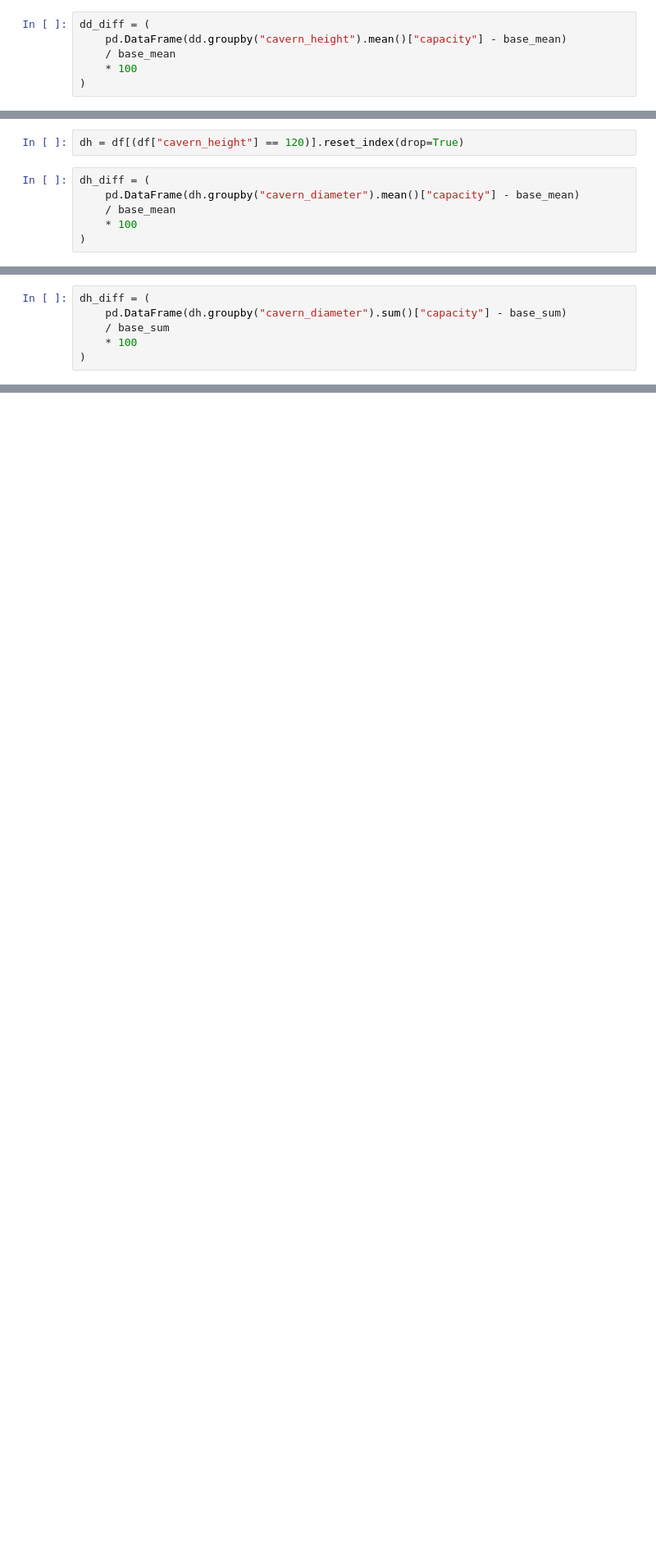
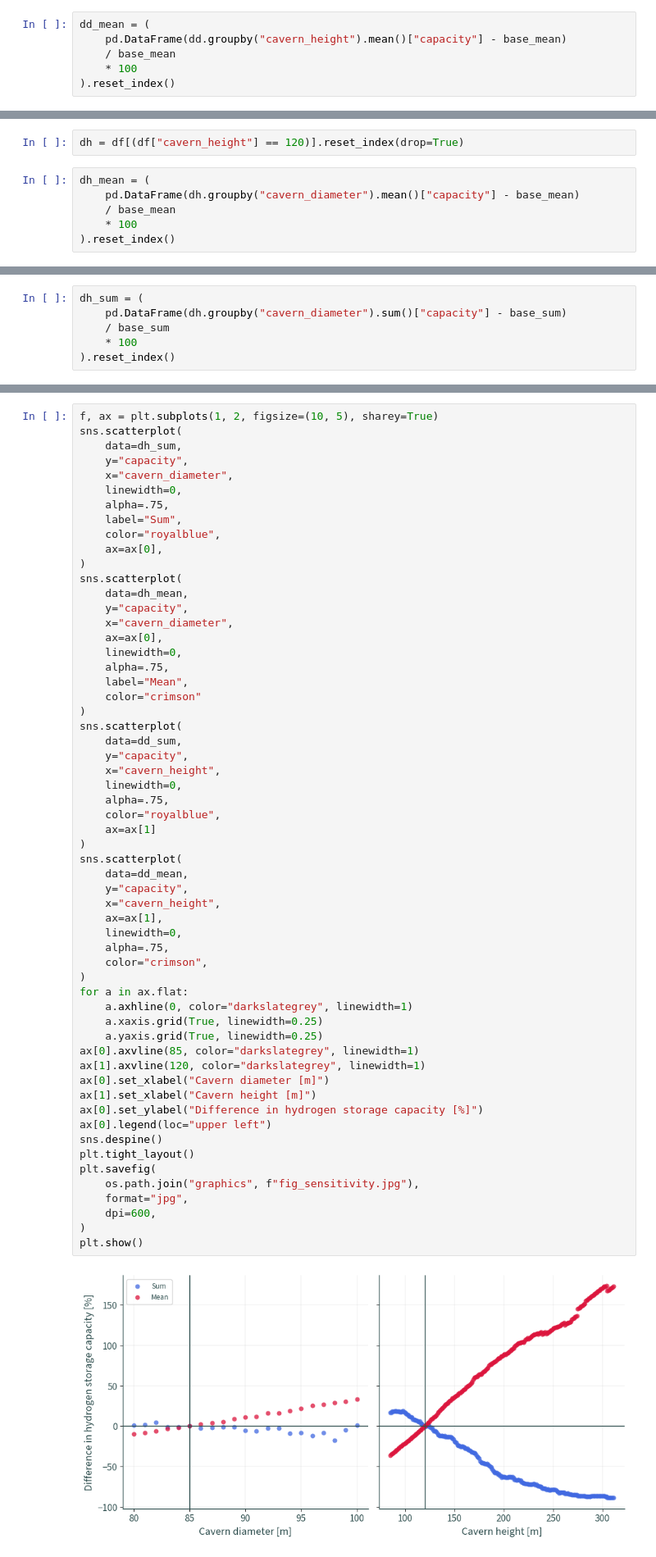
Before and after one commit to wind-to-hydrogen-toolkit/hydrogen-salt-storage, a Jupyter notebook: docs/notebooks/sensitivity.ipynb, the cells around one changed output, grey strips where cells are left out. Shown at 82% size. Drawn from its saved outputs; the diff is of its cells as text; blank space fills up the shorter version.

Commit message:
update sensitivity

```diff
--- a/docs/notebooks/sensitivity.ipynb
+++ b/docs/notebooks/sensitivity.ipynb
@@ -140,11 +130,11 @@ print(f"{base_sum:.4f}")
 # %%
 dd = df[(df["cavern_diameter"] == 85)].reset_index(drop=True)
 # %%
-dd_diff = (
+dd_mean = (
     pd.DataFrame(dd.groupby("cavern_height").mean()["capacity"] - base_mean)
     / base_mean
     * 100
-)
+).reset_index()
 # %%
 plt.figure(figsize=(8, 5))
 ax = sns.scatterplot(
@@ -196,11 +184,11 @@ plt.show()
 # %%
 dh = df[(df["cavern_height"] == 120)].reset_index(drop=True)
 # %%
-dh_diff = (
+dh_mean = (
     pd.DataFrame(dh.groupby("cavern_diameter").mean()["capacity"] - base_mean)
     / base_mean
     * 100
-)
+).reset_index()
 # %%
 plt.figure(figsize=(8, 5))
 ax = sns.barplot(
@@ -224,9 +210,9 @@ plt.show()
 # %%
-dh_diff = (
+dh_sum = (
     pd.DataFrame(dh.groupby("cavern_diameter").sum()["capacity"] - base_sum)
     / base_sum
     * 100
-)
+).reset_index()
 # %%
 plt.figure(figsize=(8, 5))
 ax = sns.barplot(
@@ -247,0 +236,60 @@ plt.show()
+# %%
+f, ax = plt.subplots(1, 2, figsize=(10, 5), sharey=True)
+sns.scatterplot(
+    data=dh_sum,
+    y="capacity",
+    x="cavern_diameter",
+    linewidth=0,
+    alpha=.75,
+    label="Sum",
+    color="royalblue",
+    ax=ax[0],
+)
+sns.scatterplot(
+    data=dh_mean,
+    y="capacity",
+    x="cavern_diameter",
+    ax=ax[0],
+    linewidth=0,
+    alpha=.75,
+    label="Mean",
+    color="crimson"
+)
+sns.scatterplot(
+    data=dd_sum,
+    y="capacity",
+    x="cavern_height",
+    linewidth=0,
+    alpha=.75,
+    color="royalblue",
+    ax=ax[1]
+)
+sns.scatterplot(
+    data=dd_mean,
+    y="capacity",
+    x="cavern_height",
+    ax=ax[1],
+    linewidth=0,
+    alpha=.75,
+    color="crimson",
+)
+for a in ax.flat:
+    a.axhline(0, color="darkslategrey", linewidth=1)
+    a.xaxis.grid(True, linewidth=0.25)
+    a.yaxis.grid(True, linewidth=0.25)
+ax[0].axvline(85, color="darkslategrey", linewidth=1)
+ax[1].axvline(120, color="darkslategrey", linewidth=1)
+ax[0].set_xlabel("Cavern diameter [m]")
+ax[1].set_xlabel("Cavern height [m]")
+ax[0].set_ylabel("Difference in hydrogen storage capacity [%]")
+ax[0].legend(loc="upper left")
+sns.despine()
+plt.tight_layout()
+plt.savefig(
+    os.path.join("graphics", f"fig_sensitivity.jpg"),
+    format="jpg",
+    dpi=600,
+)
+plt.show()
+# %% [output]
+[figure, added]
```
Also changed, not shown: parts of 25 cells of this notebook.
